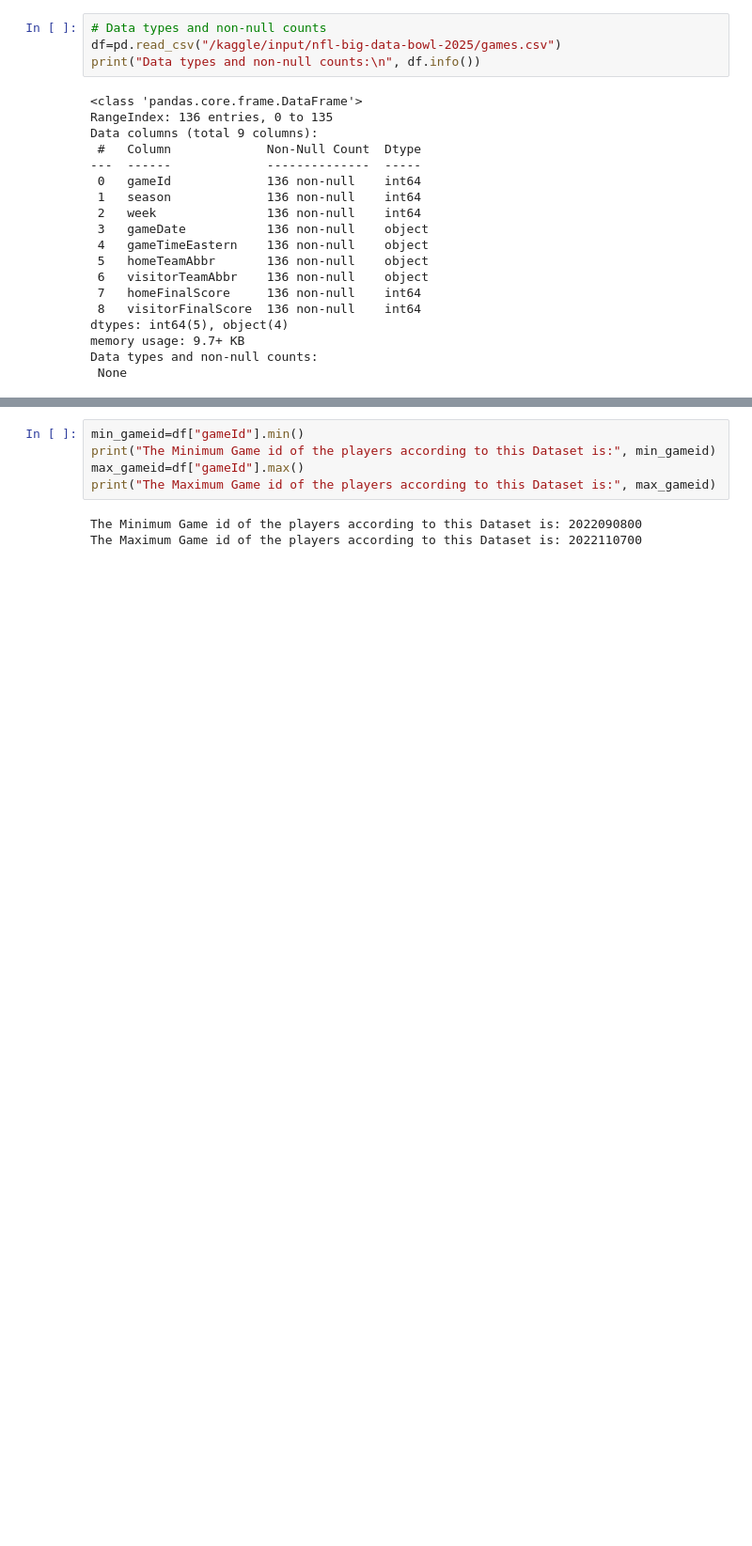
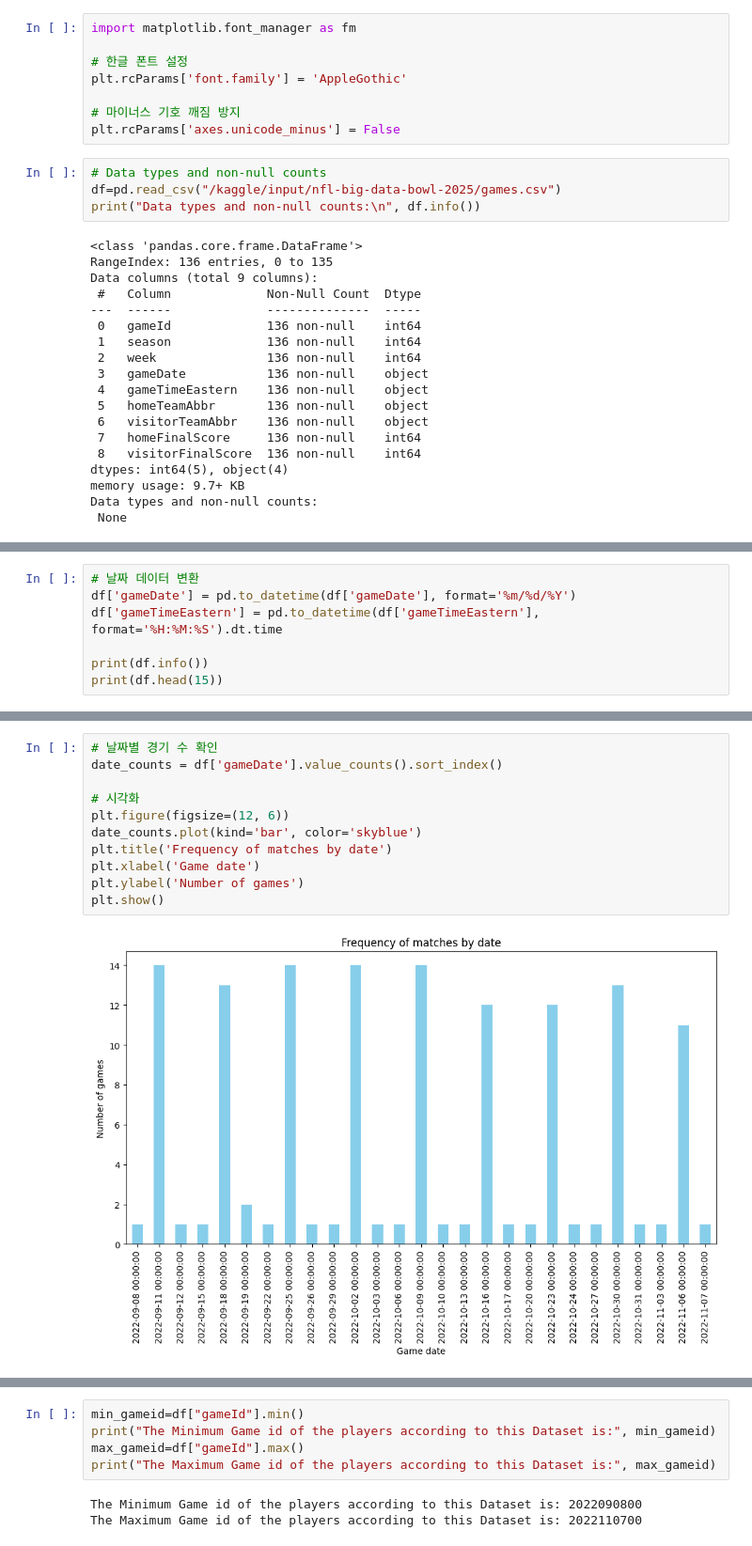
Before and after one commit to kogi31/kaggle, a Jupyter notebook: nfl-big-data-bowl-2025.ipynb, the cells around one changed output, grey strips where cells are left out. Shown at 94% size. Drawn from its saved outputs; the diff is of its cells as text; blank space fills up the shorter version.

```diff
--- a/nfl-big-data-bowl-2025.ipynb
+++ b/nfl-big-data-bowl-2025.ipynb
@@ -15,6 +15,14 @@ from matplotlib.colors import LinearSegmentedColormap
 # ignore warnings
 import warnings
 warnings.filterwarnings("ignore")
+# %%
+import matplotlib.font_manager as fm
+
+# 한글 폰트 설정
+plt.rcParams['font.family'] = 'AppleGothic'
+
+# 마이너스 기호 깨짐 방지
+plt.rcParams['axes.unicode_minus'] = False
 # %%
 # Data types and non-null counts
 df=pd.read_csv("/kaggle/input/nfl-big-data-bowl-2025/games.csv")
@@ -45,0 +68,7 @@ Unique game IDs: 136
+# %%
+# 날짜 데이터 변환
+df['gameDate'] = pd.to_datetime(df['gameDate'], format='%m/%d/%Y')
+df['gameTimeEastern'] = pd.to_datetime(df['gameTimeEastern'], format='%H:%M:%S').dt.time
+
+print(df.info())
+print(df.head(15))
@@ -45,0 +100,13 @@ Unique game IDs: 136
+# %%
+# 날짜별 경기 수 확인
+date_counts = df['gameDate'].value_counts().sort_index()
+
+# 시각화
+plt.figure(figsize=(12, 6))
+date_counts.plot(kind='bar', color='skyblue')
+plt.title('Frequency of matches by date')
+plt.xlabel('Game date')
+plt.ylabel('Number of games')
+plt.show()
+# %% [output]
+[figure, added]
```
Also changed, not shown: parts of 12 cells of this notebook.
